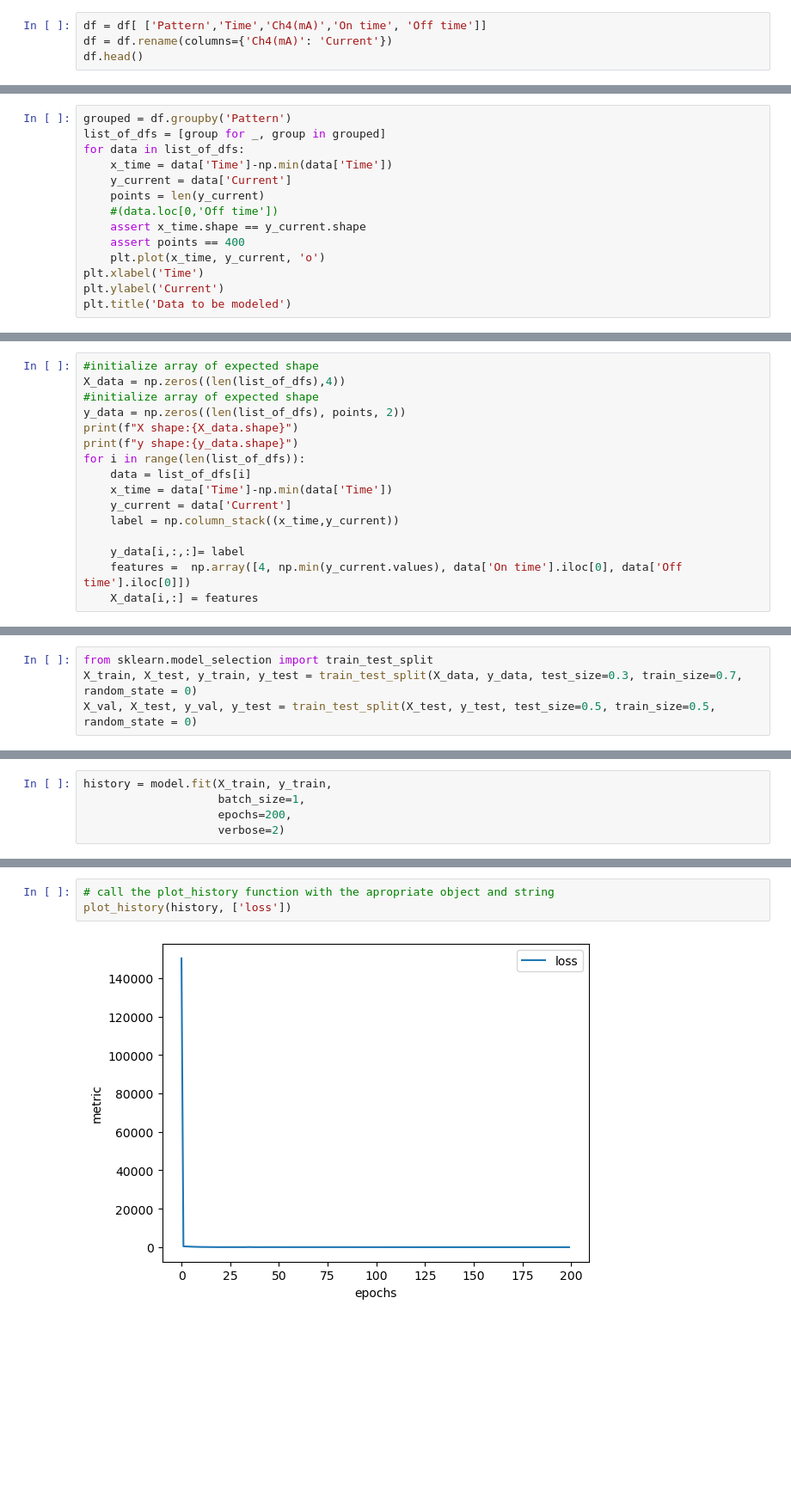
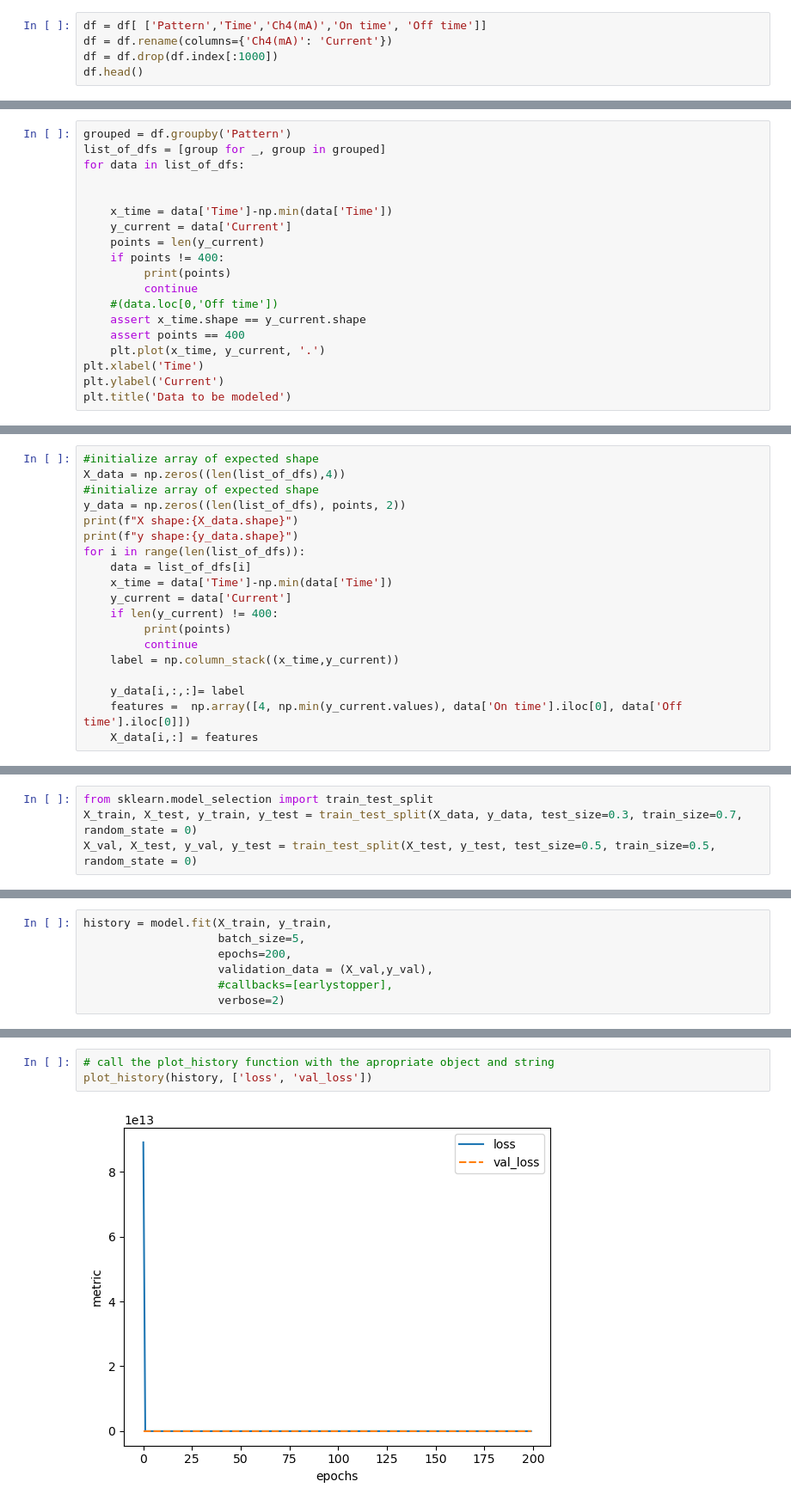
Before and after one commit to Quanta-Dan/Machine_Learning, a Jupyter notebook: keras_neural.ipynb, the cells around one changed output, grey strips where cells are left out. Shown: that part at 86% size. Saved outputs shown, nothing was run; the diff lists cells and outputs as text; blank space fills up the shorter version.

```diff
--- a/keras_neural.ipynb
+++ b/keras_neural.ipynb
@@ -110,6 +110,7 @@ df.head()
 # %%
 df = df[ ['Pattern','Time','Ch4(mA)','On time', 'Off time']]
 df = df.rename(columns={'Ch4(mA)': 'Current'})
+df = df.drop(df.index[:1000])
 df.head()
 # %% [output]
 |  | Pattern | Time | Current | On time | Off time |
@@ -122,13 +123,18 @@ df.head()
 grouped = df.groupby('Pattern')
 list_of_dfs = [group for _, group in grouped]
 for data in list_of_dfs:
+
+
     x_time = data['Time']-np.min(data['Time'])
     y_current = data['Current']
     points = len(y_current)
+    if points != 400:
+         print(points)
+         continue
     #(data.loc[0,'Off time'])
     assert x_time.shape == y_current.shape
     assert points == 400
-    plt.plot(x_time, y_current, 'o')
+    plt.plot(x_time, y_current, '.')
 plt.xlabel('Time')
 plt.ylabel('Current')
 plt.title('Data to be modeled')
@@ -146,6 +153,9 @@ for i in range(len(list_of_dfs)):
     data = list_of_dfs[i]
     x_time = data['Time']-np.min(data['Time'])
     y_current = data['Current']
+    if len(y_current) != 400:
+         print(points)
+         continue
     label = np.column_stack((x_time,y_current))
 
     y_data[i,:,:]= label
@@ -203,8 +217,10 @@ def plot_history(history, metrics):
     plt.ylabel("metric")
 # %%
 history = model.fit(X_train, y_train,
-                    batch_size=1,
+                    batch_size=5,
                     epochs=200,
+                    validation_data = (X_val,y_val),
+                    #callbacks=[earlystopper],
                     verbose=2)
 # %% [output]
 Epoch 1/200
@@ -227,8 +243,8 @@ Epoch 200/200
 # %%
 # call the plot_history function with the apropriate object and string
-plot_history(history, ['loss'])
+plot_history(history, ['loss', 'val_loss'])
 # %% [output]
-[figure, old version]
+[figure, new version]
 # %%
 # make prediction on test data
 y_train_prediction = model.predict(X_train)
```
Also changed, not shown: parts of 9 cells of this notebook, 3 other files.
